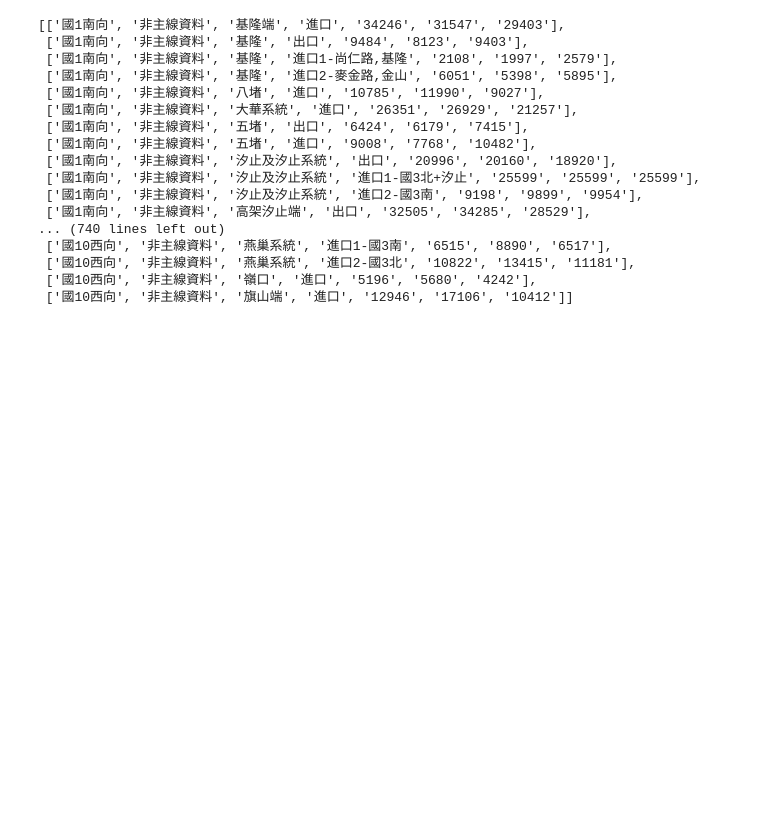
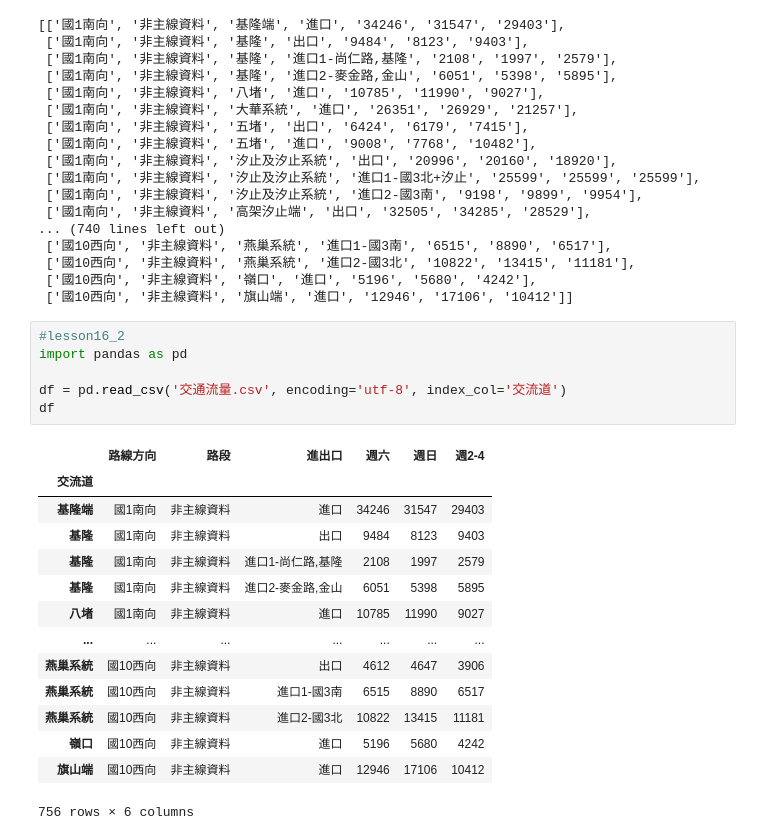
Before and after one commit to eRrokalt/Lesson2_1, a Jupyter notebook: lesson16/lesson16.ipynb, the cells around one changed output. Cells and saved outputs as stored; diff of their text form; blank space fills up the shorter version.

Commit message:
lesson16

```diff
--- a/lesson16/lesson16.ipynb
+++ b/lesson16/lesson16.ipynb
@@ -74,3 +74,24 @@ df3.to_numpy().tolist()
  ['國10西向', '非主線資料', '燕巢系統', '進口2-國3北', '10822', '13415', '11181'],
  ['國10西向', '非主線資料', '嶺口', '進口', '5196', '5680', '4242'],
  ['國10西向', '非主線資料', '旗山端', '進口', '12946', '17106', '10412']]
+# %%
+#lesson16_2
+import pandas as pd
+
+df = pd.read_csv('交通流量.csv', encoding='utf-8', index_col='交流道')
+df
+# %% [output]
+|  | 路線方向 | 路段 | 進出口 | 週六 | 週日 | 週2-4 |
+| 交流道 |  |  |  |  |  |  |
+| 基隆端 | 國1南向 | 非主線資料 | 進口 | 34246 | 31547 | 29403 |
+| 基隆 | 國1南向 | 非主線資料 | 出口 | 9484 | 8123 | 9403 |
+| 基隆 | 國1南向 | 非主線資料 | 進口1-尚仁路,基隆 | 2108 | 1997 | 2579 |
+| 基隆 | 國1南向 | 非主線資料 | 進口2-麥金路,金山 | 6051 | 5398 | 5895 |
+| 八堵 | 國1南向 | 非主線資料 | 進口 | 10785 | 11990 | 9027 |
+| ... | ... | ... | ... | ... | ... | ... |
+| 燕巢系統 | 國10西向 | 非主線資料 | 出口 | 4612 | 4647 | 3906 |
+| 燕巢系統 | 國10西向 | 非主線資料 | 進口1-國3南 | 6515 | 8890 | 6517 |
+| 燕巢系統 | 國10西向 | 非主線資料 | 進口2-國3北 | 10822 | 13415 | 11181 |
+| 嶺口 | 國10西向 | 非主線資料 | 進口 | 5196 | 5680 | 4242 |
+| 旗山端 | 國10西向 | 非主線資料 | 進口 | 12946 | 17106 | 10412 |
+756 rows × 6 columns
```
Also changed, not shown: parts of 3 cells of this notebook, 2 other files.
